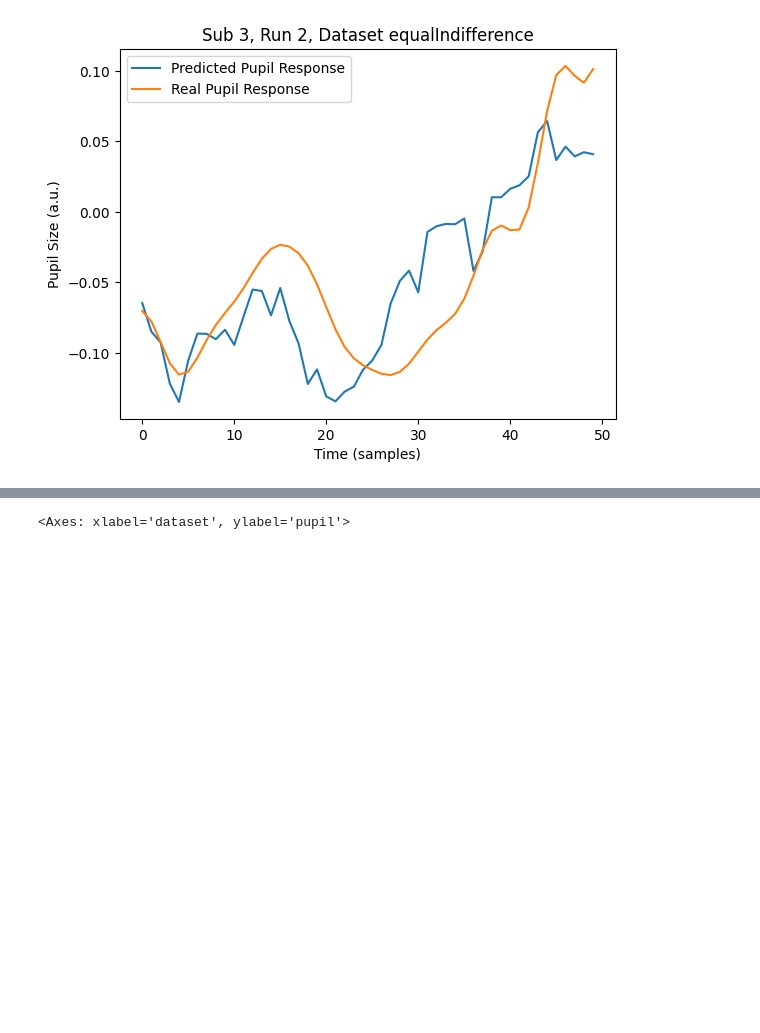
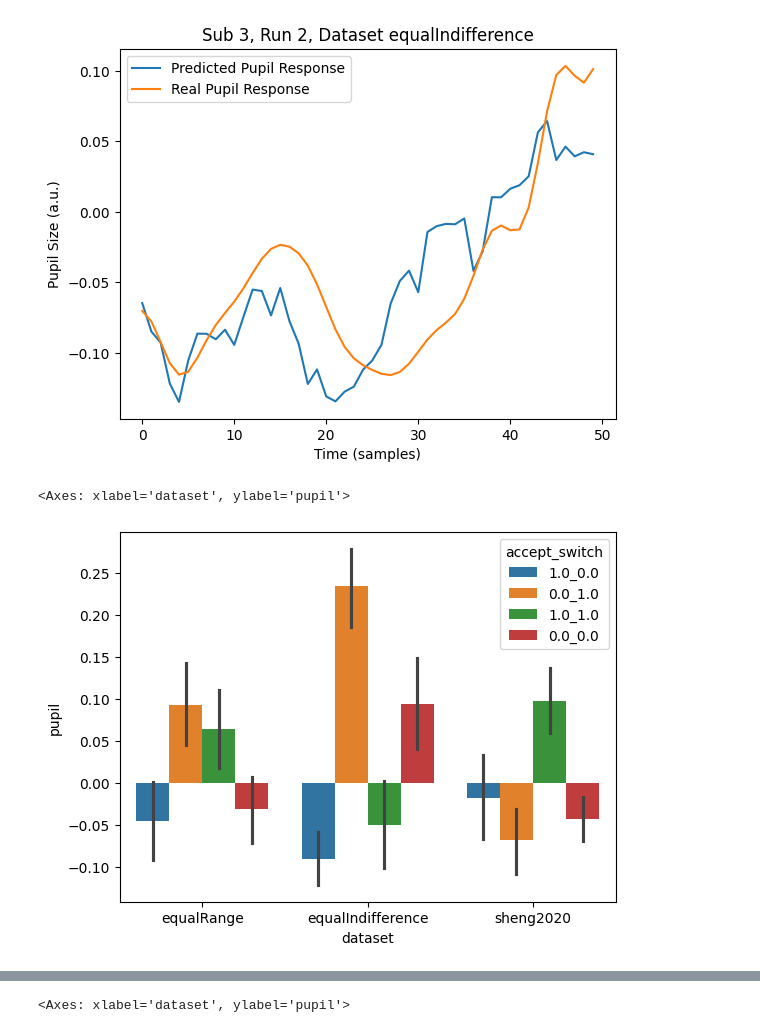
Before and after one commit to GusStgoReyes/riskhistory, a Jupyter notebook: figures_pupil/visualize_pupil_fits.ipynb, the cells around one changed output, grey strips where cells are left out. Saved outputs shown, nothing was run; the diff lists cells and outputs as text; code cells hidden in the pictures; blank space fills up the shorter version.

```diff
--- a/figures_pupil/visualize_pupil_fits.ipynb
+++ b/figures_pupil/visualize_pupil_fits.ipynb
@@ -158,3 +174,12 @@ betas = pd.read_csv("/Users/gustxsr/Documents/Stanford/PoldrackLab/github/riskhi
 behavior = pd.read_csv("/Users/gustxsr/Documents/Stanford/PoldrackLab/github/riskhistory/data/preprocessed/behavioral_data.csv")
 # %%
 behavior_pupil = behavior.merge(betas, on=["sub", "run", "trial", "dataset"], how="inner")
+behavior_pupil_x = behavior_pupil.query("exclude == False or exclude_startAligned == False").reset_index()
+# %%
+# make a column accept_switch that is is [accept]_[switch]
+behavior_pupil_x["accept_switch"] = behavior_pupil_x.apply(lambda row: f"{row['accept']}_{row['switch']}", axis=1)
+# %%
+sns.barplot(data=behavior_pupil_x, x="dataset", y="pupil", hue="accept_switch")
+# %% [output]
+<Axes: xlabel='dataset', ylabel='pupil'>
+[figure, added]
```
Also changed, not shown: parts of 8 cells of this notebook, 8 other files.
